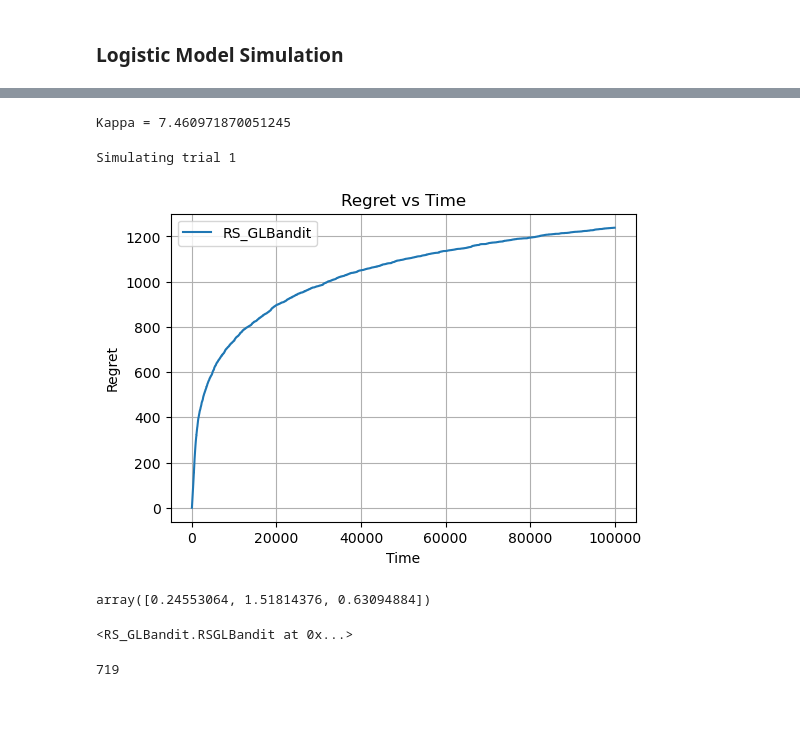
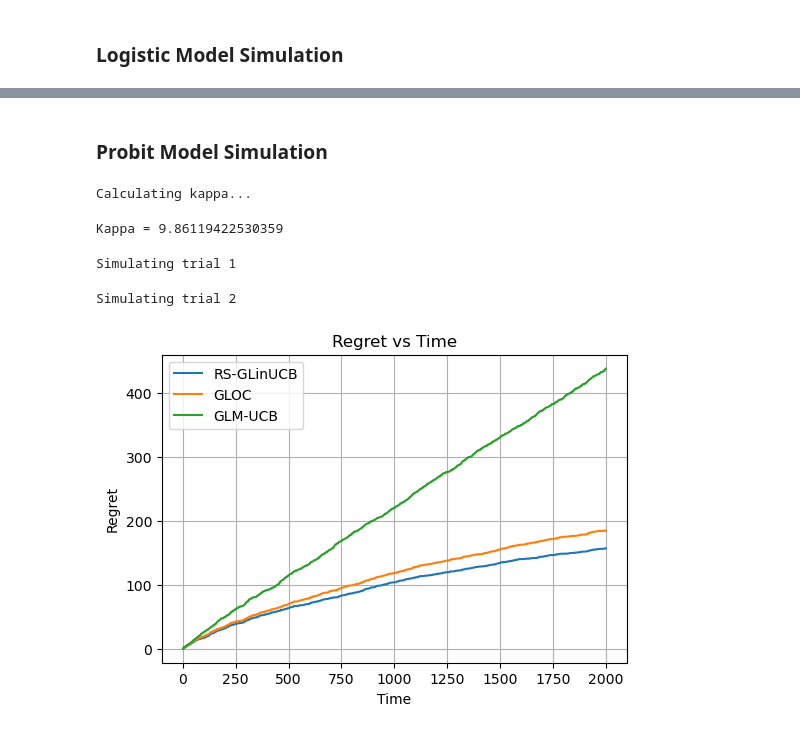
Before and after one commit to nirjhar-das/GLBandit_Limited_Adaptivity, a Jupyter notebook: simulations.ipynb, the cells around one changed output, grey strips where cells are left out. Saved outputs shown, nothing was run; the diff lists cells and outputs as text; code cells hidden in the pictures.

Commit message:
other algo implemented

```diff
--- a/simulations.ipynb
+++ b/simulations.ipynb
@@ -34,37 +95,2 @@ Running trial 5
 # %% [markdown]
 ### Logistic Model Simulation
-# %%
-def simulate(num_trials, env, algo_dict, delta):
-    algo_arr = []
-    regret_dict = {k: np.zeros((env.T,)) for k in algo_dict.keys()}
-    for n in range(num_trials):
-        print('Simulating trial', n+1)
-        for k in algo_dict.keys():
-            if k == 'RS_GLBandit':
-                algo = RSGLBandit(env.get_first_action_set(), env.kappa, env.R, env.S, env.model, env.T, delta)
-                # algo = RSGLBandit(env.get_first_action_set(), lmbda, C, wc, gm, env.kappa, env.R, env.S, env.model)
-            algo_arr.append(algo)
-
-        for t in tqdm(range(env.T)):
-            act_arr = []
-            for algo in algo_arr:
-                act_arr.append(algo.play_arm())
-            rewards, regrets, next_arm_set = env.step(act_arr)
-
-
-            for j, algo in enumerate(algo_arr):
-                # if(algo.warmup_flag):
-                #     print(f"Round {t} : Theta_w =",  algo.theta_hat_w)
-                # elif(t%50 == 1):
-                #     print(f"Round {t} : Theta_tau= ", algo.theta_hat_tau)
-                algo.update(rewards[j], regrets[j], next_arm_set)
-
-        for algo in algo_arr:
-            if type(algo) is RSGLBandit:
-                regret_dict['RS_GLBandit'] += np.array(algo.regret_arr)
-        env.reset()
-
-    for k in regret_dict.keys():
-        regret_dict[k] /= num_trials
-
-    return regret_dict,algo_arr
@@ -83,13 +145,16 @@ def plot_regret(rg_dict, T):
+# %% [markdown]
+### Probit Model Simulation
 # %%
 config = {}
 config['seed'] = 109832
-config['model'] = 'Logistic'
+config['model'] = 'Probit'
 config['theta_dim'] = 3
 config['num_arms'] = 5
 config['theta_norm'] = 3.0
-config['horizon_length'] = 100000
+config['horizon_length'] = 2000
 
 env = GLMBandit(config=config)
 print('Kappa =', env.kappa)
 # %% [output]
-Kappa = 7.460971870051245
+Calculating kappa...
+Kappa = 9.86119422530359
@@ -98,18 +161,10 @@ algo_dict = {'RS_GLBandit': {'lmbda': 0.001, 'wc': 0.000001, 'C': 0.0, 'gm': 0.0
 # %%
-regret_dict,algo_arr = simulate(1, env, algo_dict, 0.01)
+algo_names_list = ['RS-GLinUCB', 'GLOC', 'GLM-UCB']
+num_trials = 2
+
+regret_dict,algo_arr = simulate(num_trials, env, algo_names_list, 0.01)
 plot_regret(regret_dict, env.T)
 # %% [output]
 Simulating trial 1
+Simulating trial 2
-[figure, old version]
+[figure, new version]
-# %%
-env.theta
-# %% [output]
-array([0.24553064, 1.51814376, 0.63094884])
-# %%
-algo_arr[0]
-# %% [output]
-<RS_GLBandit.RSGLBandit at 0x...>
-# %%
-len(algo_arr[0].warm_up_X)
-# %% [output]
-719
```
Also changed, not shown: parts of 10 cells of this notebook, 11 other files.
